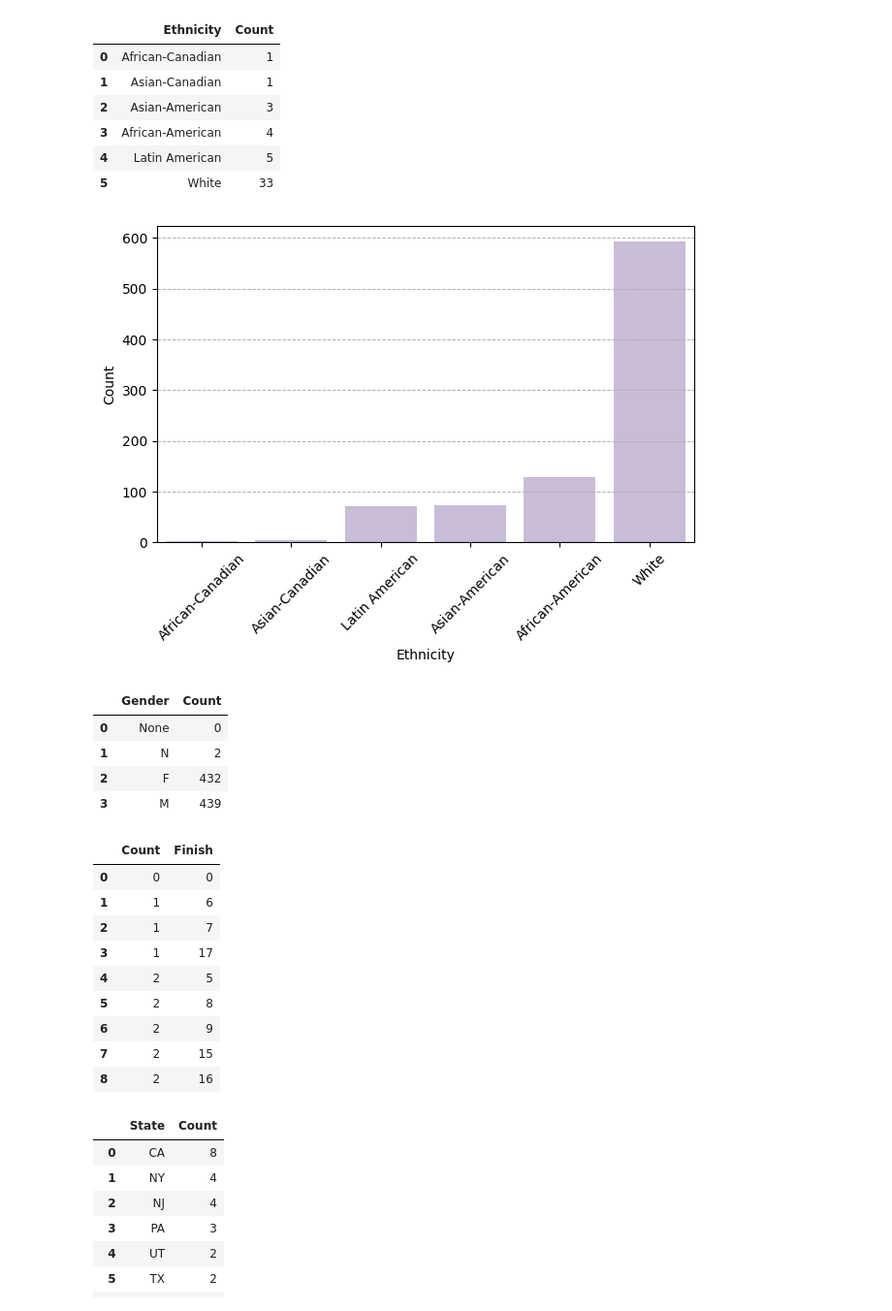
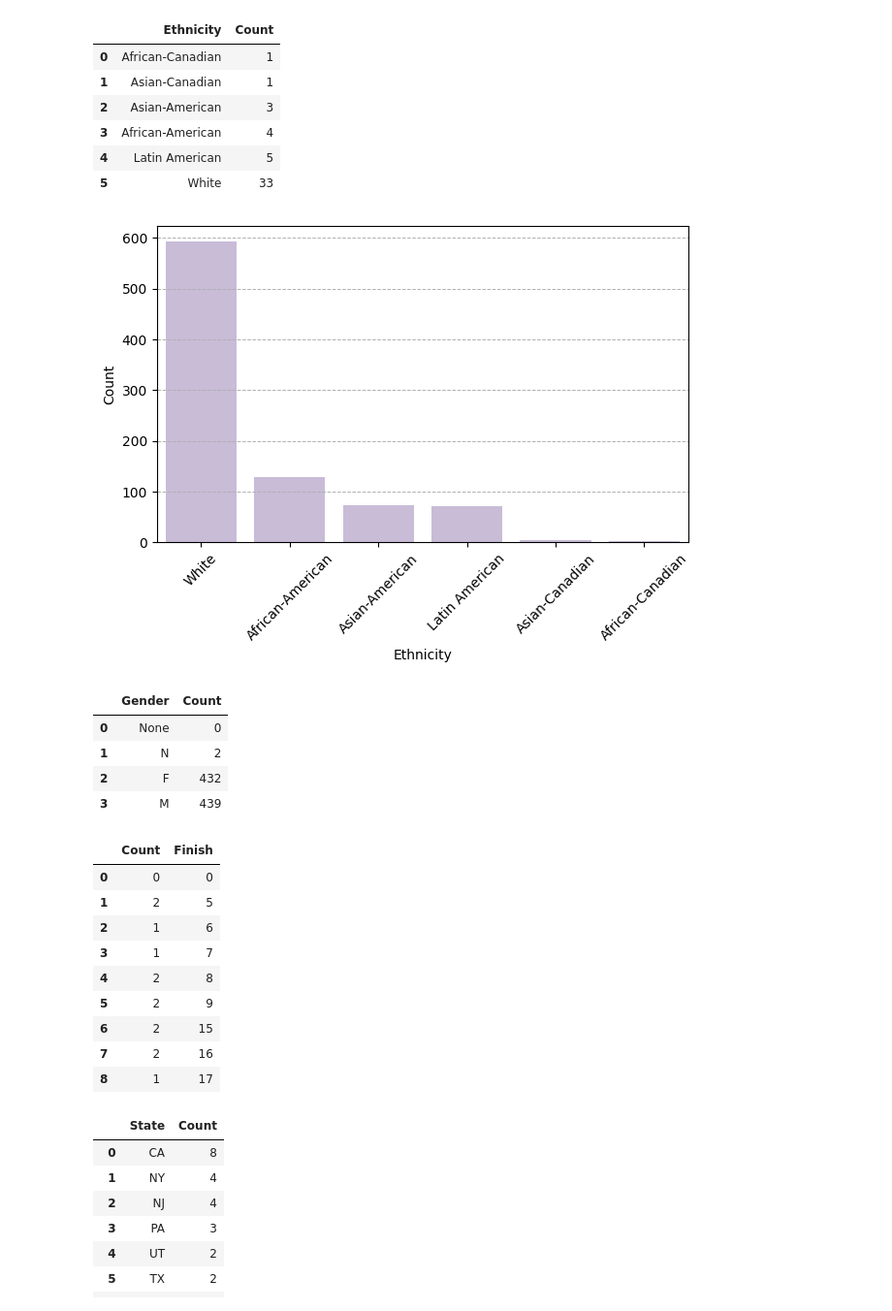
Before and after one commit to jubilbee/Survivor_EDA, a Jupyter notebook: Survivor_EDA.ipynb, the cells around one changed output. Shown: that part at 97% size. Drawn from its saved outputs; the diff is of its cells as text; code cells hidden in the pictures.

```diff
--- a/Survivor_EDA.ipynb
+++ b/Survivor_EDA.ipynb
@@ -339,21 +340,21 @@ sql(test_sql)
 # %%
 overall_ethnicity = '''
 SELECT Ethnicity, COUNT(Ethnicity) as Count
 FROM contestants
 GROUP BY Ethnicity
-ORDER BY Count;
+ORDER BY Count DESC;
 '''
 sql(overall_ethnicity)
 
-colors = []
+colors = [] # set colors
 
 plot = sns.barplot(x='Ethnicity', y='Count', data=sql(overall_ethnicity), color='#c8b8db')
 plt.grid(True, which='both', axis='y', linestyle='--', linewidth=0.7)
 plt.xticks(rotation=45)
 plt.tight_layout()
 plt.show(plot)
 # %% [output]
-[figure, old version]
+[figure, new version]
 # %%
 # What are the average placements of various demographics? (Age ranges, gender, ethnicity, possibly profession and hometown)
 gender_sql = '''
@@ -378,21 +379,21 @@ FROM contestants as c
 LEFT JOIN stats as s ON c.Name = s.Contestant
 WHERE c.'Has Disability' = True AND Finish <> 'TBD'
 GROUP BY c.Finish
-ORDER BY Count;
+ORDER BY c.Finish, Count;
 '''
 
 sql(disability_placement)
 # %% [output]
 |  | Count | Finish |
 | 0 | 0 | 0 |
-| 1 | 1 | 6 |
-| 2 | 1 | 7 |
-| 3 | 1 | 17 |
-| 4 | 2 | 5 |
-| 5 | 2 | 8 |
-| 6 | 2 | 9 |
-| 7 | 2 | 15 |
-| 8 | 2 | 16 |
+| 1 | 2 | 5 |
+| 2 | 1 | 6 |
+| 3 | 1 | 7 |
+| 4 | 2 | 8 |
+| 5 | 2 | 9 |
+| 6 | 2 | 15 |
+| 7 | 2 | 16 |
+| 8 | 1 | 17 |
 # %%
 # What does the geographical distribution of winners look like?
 location = '''
```
Also changed, not shown: parts of 2 cells of this notebook, 3 other files.
